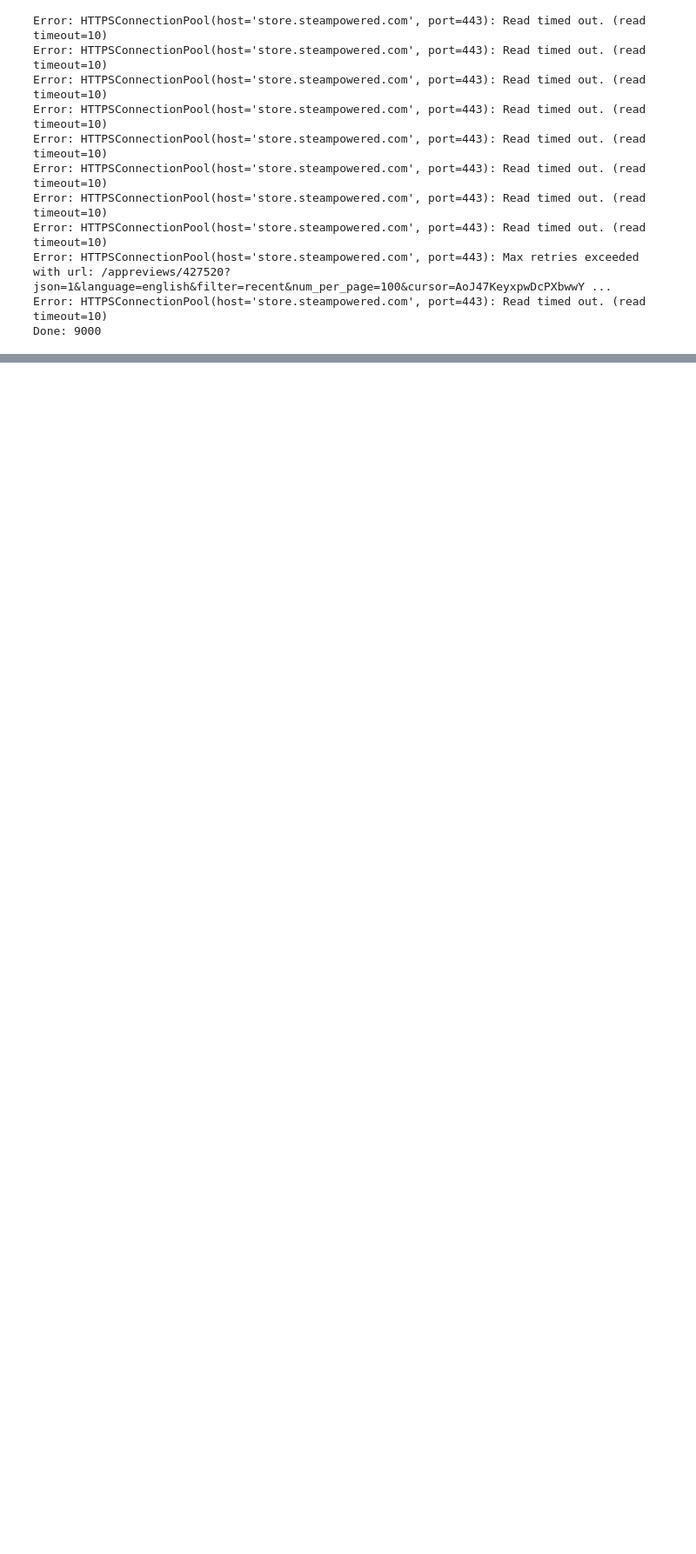
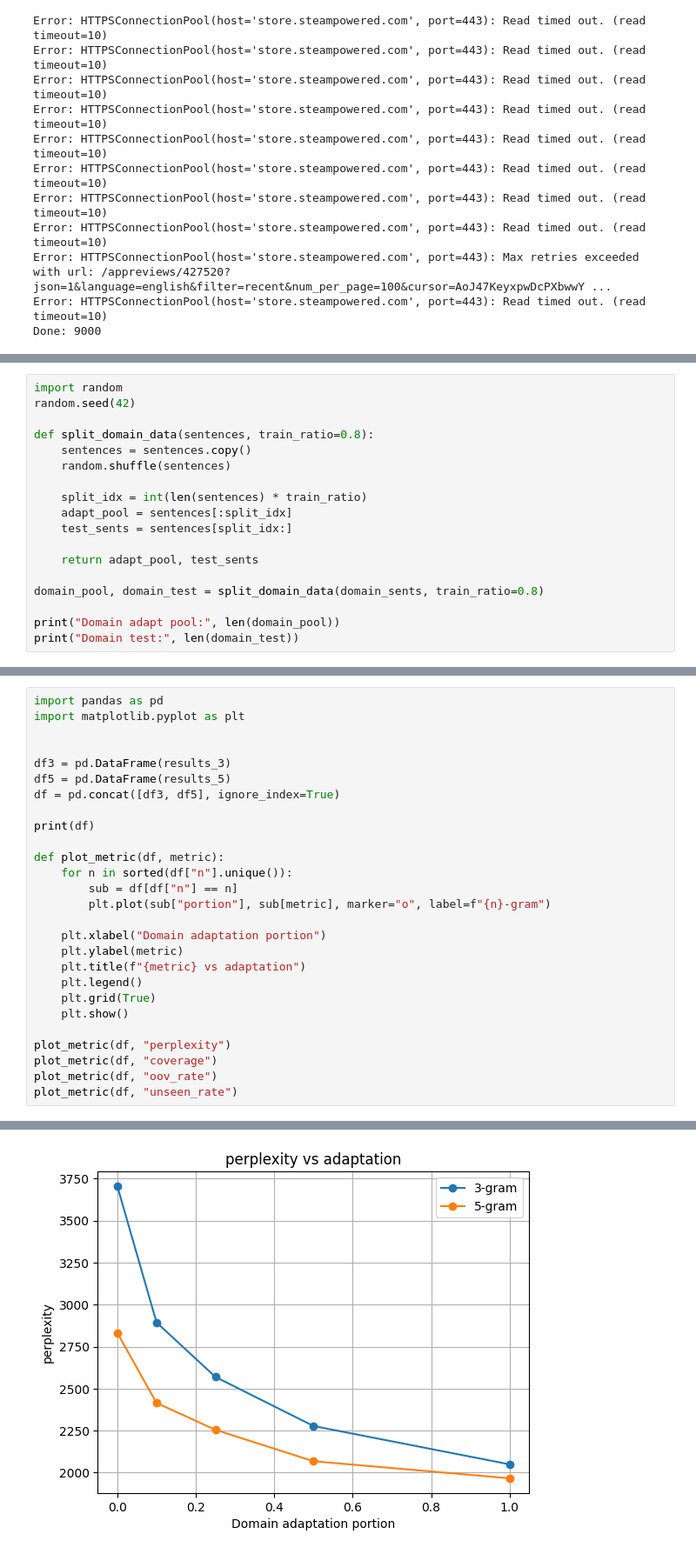
Before and after one commit to Ytgerr/Case_study, a Jupyter notebook: parsing_corpus.ipynb, the cells around one changed output, grey strips where cells are left out. Shown at 87% size. Cells and saved outputs as stored; diff of their text form; blank space fills up the shorter version.

```diff
--- a/parsing_corpus.ipynb
+++ b/parsing_corpus.ipynb
@@ -273,0 +250,18 @@ base_tokens = tokens[:140000]
+# %%
+import random
+random.seed(42)
+
+def split_domain_data(sentences, train_ratio=0.8):
+    sentences = sentences.copy()
+    random.shuffle(sentences)
+
+    split_idx = int(len(sentences) * train_ratio)
+    adapt_pool = sentences[:split_idx]
+    test_sents = sentences[split_idx:]
+
+    return adapt_pool, test_sents
+
+domain_pool, domain_test = split_domain_data(domain_sents, train_ratio=0.8)
+
+print("Domain adapt pool:", len(domain_pool))
+print("Domain test:", len(domain_test))
@@ -273,0 +424,28 @@ base_tokens = tokens[:140000]
+# %%
+import pandas as pd
+import matplotlib.pyplot as plt
+
+
+df3 = pd.DataFrame(results_3)
+df5 = pd.DataFrame(results_5)
+df = pd.concat([df3, df5], ignore_index=True)
+
+print(df)
+
+def plot_metric(df, metric):
+    for n in sorted(df["n"].unique()):
+        sub = df[df["n"] == n]
+        plt.plot(sub["portion"], sub[metric], marker="o", label=f"{n}-gram")
+
+    plt.xlabel("Domain adaptation portion")
+    plt.ylabel(metric)
+    plt.title(f"{metric} vs adaptation")
+    plt.legend()
+    plt.grid(True)
+    plt.show()
+
+plot_metric(df, "perplexity")
+plot_metric(df, "coverage")
+plot_metric(df, "oov_rate")
+plot_metric(df, "unseen_rate")
+# %% [output]
@@ -273,0 +469 @@ base_tokens = tokens[:140000]
+[figure, added]
```
Also changed, not shown: parts of 20 cells of this notebook, 3 other files.
